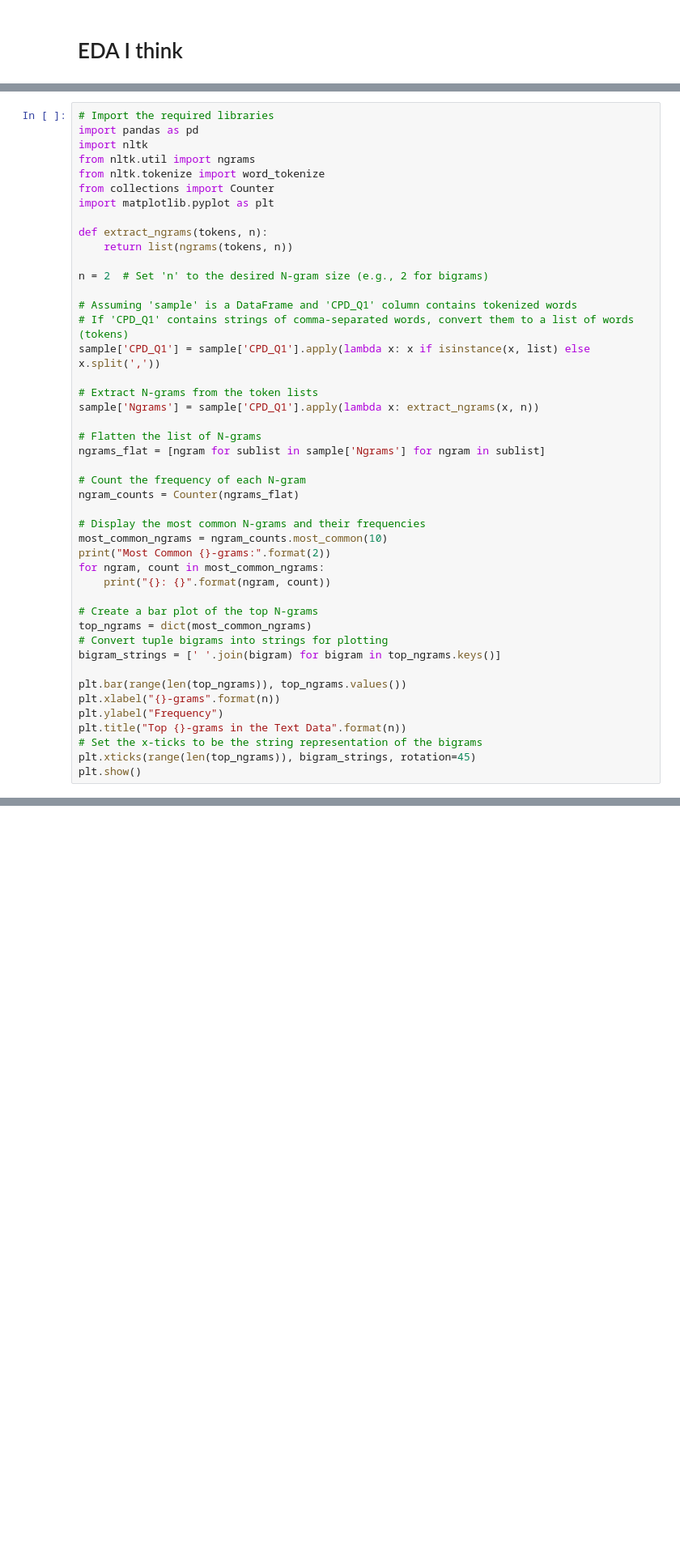
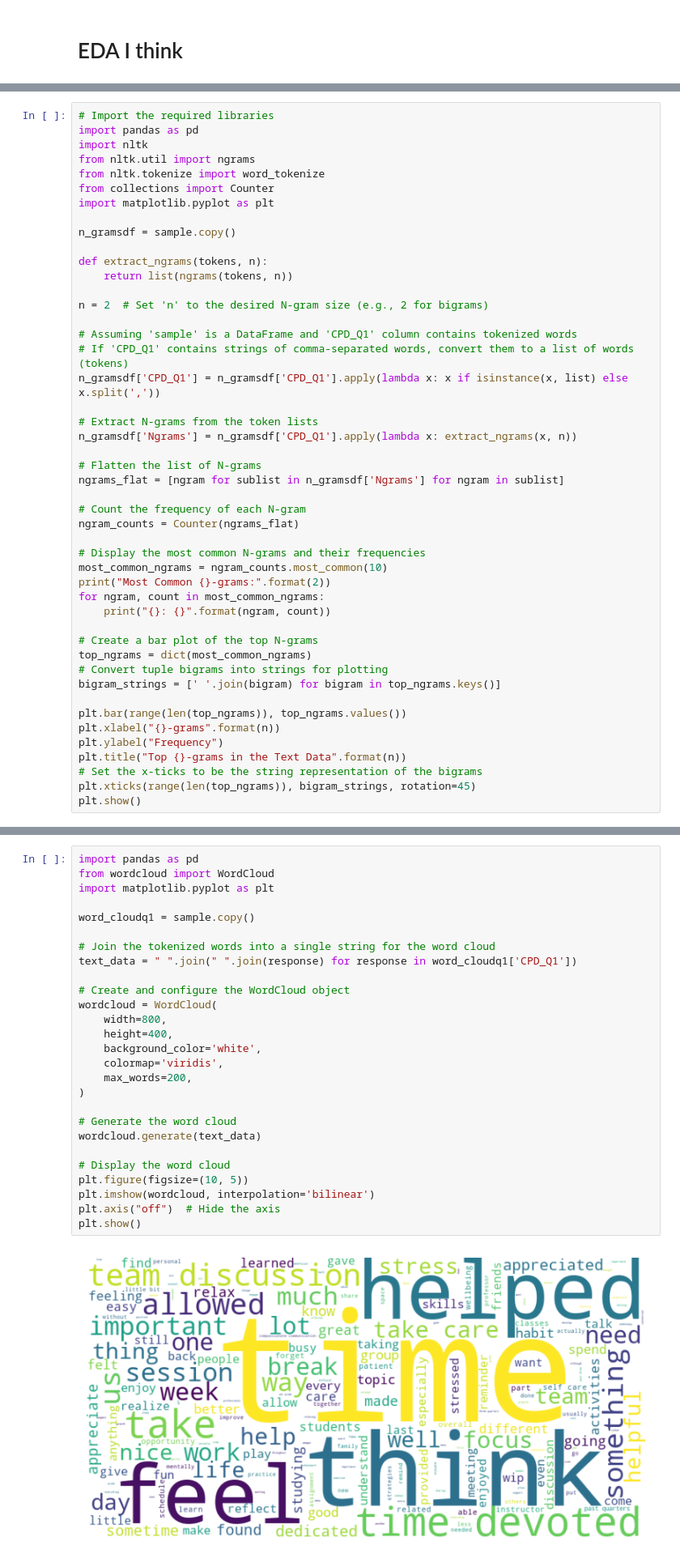
Before and after one commit to bellaachang/UW-Pharm-NLP, a Jupyter notebook: Bing.ipynb, the cells around one changed output, grey strips where cells are left out. Shown at 81% size. Saved outputs shown, nothing was run; the diff lists cells and outputs as text; blank space fills up the shorter version.

```diff
--- a/Bing.ipynb
+++ b/Bing.ipynb
@@ -278,6 +362,8 @@ from nltk.tokenize import word_tokenize
 from collections import Counter
 import matplotlib.pyplot as plt
 
+n_gramsdf = sample.copy()
+
 def extract_ngrams(tokens, n):
     return list(ngrams(tokens, n))
 
@@ -285,13 +371,13 @@ n = 2  # Set 'n' to the desired N-gram size (e.g., 2 for bigrams)
 
 # Assuming 'sample' is a DataFrame and 'CPD_Q1' column contains tokenized words
 # If 'CPD_Q1' contains strings of comma-separated words, convert them to a list of words (tokens)
-sample['CPD_Q1'] = sample['CPD_Q1'].apply(lambda x: x if isinstance(x, list) else x.split(','))
+n_gramsdf['CPD_Q1'] = n_gramsdf['CPD_Q1'].apply(lambda x: x if isinstance(x, list) else x.split(','))
 
 # Extract N-grams from the token lists
-sample['Ngrams'] = sample['CPD_Q1'].apply(lambda x: extract_ngrams(x, n))
+n_gramsdf['Ngrams'] = n_gramsdf['CPD_Q1'].apply(lambda x: extract_ngrams(x, n))
 
 # Flatten the list of N-grams
-ngrams_flat = [ngram for sublist in sample['Ngrams'] for ngram in sublist]
+ngrams_flat = [ngram for sublist in n_gramsdf['Ngrams'] for ngram in sublist]
 
 # Count the frequency of each N-gram
 ngram_counts = Counter(ngrams_flat)
@@ -327,3 +413,32 @@ Most Common 2-grams:
 ('allowed', 'time'): 5
 ('quarters', 'time'): 5
 [figure]
+# %%
+import pandas as pd
+from wordcloud import WordCloud
+import matplotlib.pyplot as plt
+
+word_cloudq1 = sample.copy()
+
+# Join the tokenized words into a single string for the word cloud
+text_data = " ".join(" ".join(response) for response in word_cloudq1['CPD_Q1'])
+
+# Create and configure the WordCloud object
+wordcloud = WordCloud(
+    width=800,
+    height=400,
+    background_color='white',
+    colormap='viridis',
+    max_words=200,
+)
+
+# Generate the word cloud
+wordcloud.generate(text_data)
+
+# Display the word cloud
+plt.figure(figsize=(10, 5))
+plt.imshow(wordcloud, interpolation='bilinear')
+plt.axis("off")  # Hide the axis
+plt.show()
+# %% [output]
+[figure, added]
```
Also changed, not shown: parts of 10 cells of this notebook.
